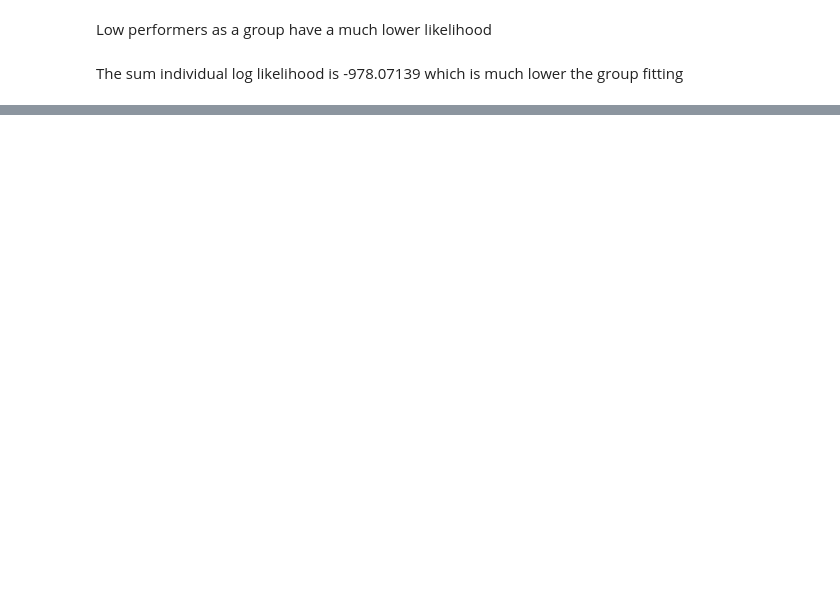
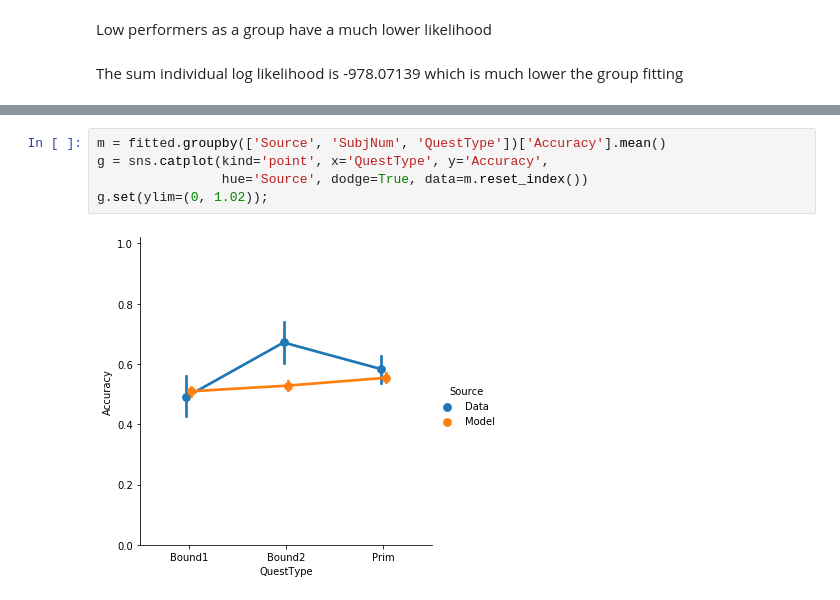
Before and after one commit to prestonlab/tesser_successor, a Jupyter notebook: group_test.ipynb, the cells around one changed output, grey strips where cells are left out. Drawn from its saved outputs; the diff is of its cells as text; blank space fills up the shorter version.

```diff
--- a/group_test.ipynb
+++ b/group_test.ipynb
@@ -82,0 +262,7 @@ The sum individual log likelihood is -978.07139 which is much lower the group fi
+# %%
+m = fitted.groupby(['Source', 'SubjNum', 'QuestType'])['Accuracy'].mean()
+g = sns.catplot(kind='point', x='QuestType', y='Accuracy',
+                hue='Source', dodge=True, data=m.reset_index())
+g.set(ylim=(0, 1.02));
+# %% [output]
+[figure, added]
```
Also changed, not shown: parts of 27 cells of this notebook, 1 other file.
